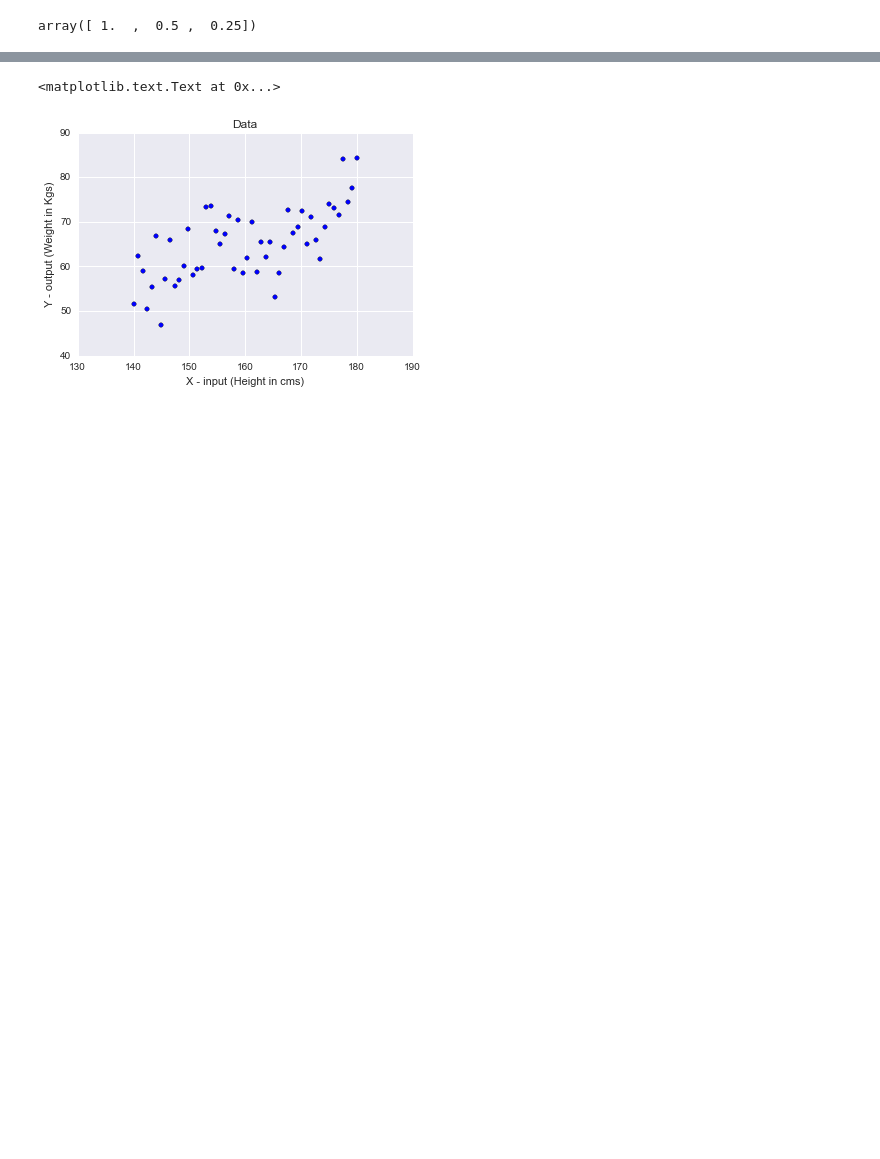
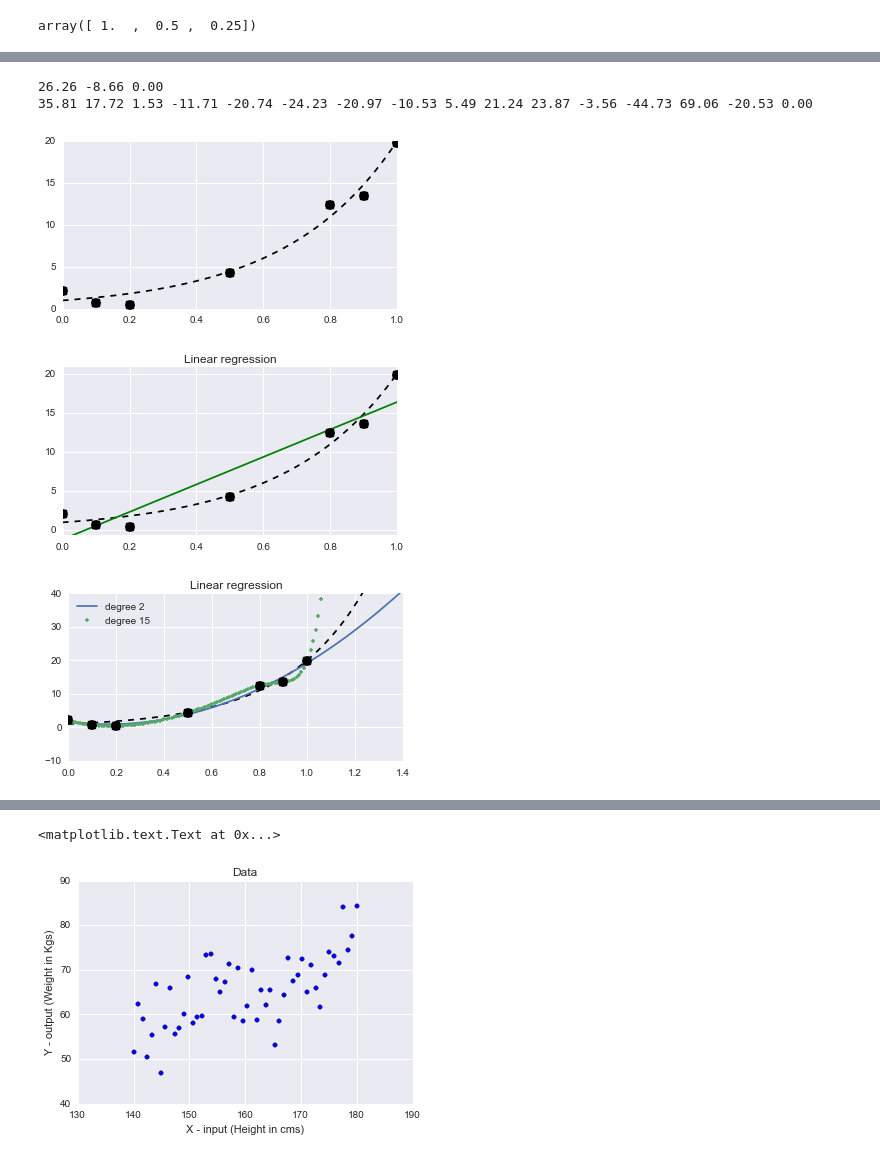
Before and after one commit to pvlachos/uq-course, a Jupyter notebook: lectures/lec_08.ipynb, the cells around one changed output, grey strips where cells are left out. Drawn from its saved outputs; the diff is of its cells as text; code cells hidden in the pictures; blank space fills up the shorter version.

```diff
--- a/lectures/lec_08.ipynb
+++ b/lectures/lec_08.ipynb
@@ -247,0 +207,52 @@ We then  have $$\epsilon \sim N(0,\sigma_{n}^{2} = 1) \sim N(0,1)$$
+# %%
+import numpy as np
+import scipy.stats as st
+import sklearn.linear_model as lm
+import matplotlib.pyplot as plt
+%matplotlib inline
+
+f = lambda x: np.exp(3 * x)
+x_tr = np.linspace(0., 2, 200)
+y_tr = f(x_tr)
+x = np.array([0, .1, .2, .5, .8, .9, 1])
+y = f(x) + np.random.randn(len(x))
+plt.figure(figsize=(6,3));
+plt.plot(x_tr[:100], y_tr[:100], '--k');
+plt.plot(x, y, 'ok', ms=10);
+
+# We create the model.
+lr = lm.LinearRegression()
+# We train the model on our training dataset.
+lr.fit(x[:, np.newaxis], y);
+# Now, we predict points with our trained model.
+y_lr = lr.predict(x_tr[:, np.newaxis])
+plt.figure(figsize=(6,3));
+
+plt.plot(x_tr, y_tr, '--k');
+plt.plot(x_tr, y_lr, 'g');
+plt.plot(x, y, 'ok', ms=10);
+plt.xlim(0, 1);
+plt.ylim(y.min()-1, y.max()+1);
+plt.title("Linear regression");
+
+lrp = lm.LinearRegression()
+plt.figure(figsize=(6,3));
+plt.plot(x_tr, y_tr, '--k');
+
+for deg, s in zip([2, 15], ['-', '.']):
+    lrp.fit(np.vander(x, deg + 1), y);
+    y_lrp = lrp.predict(np.vander(x_tr, deg + 1))
+    plt.plot(x_tr, y_lrp, s, label='degree ' + str(deg));
+    plt.legend(loc=2);
+    plt.xlim(0, 1.4);
+    plt.ylim(-10, 40);
+    # Print the model's coefficients.
+    print(' '.join(['%.2f' % c for c in lrp.coef_]))
+plt.plot(x, y, 'ok', ms=10);
+plt.title("Linear regression");
+# %% [output]
+26.26 -8.66 0.00
+35.81 17.72 1.53 -11.71 -20.74 -24.23 -20.97 -10.53 5.49 21.24 23.87 -3.56 -44.73 69.06 -20.53 0.00
+[figure, added]
+[figure, added]
+[figure, added]
```
Also changed, not shown: parts of 20 cells of this notebook.
